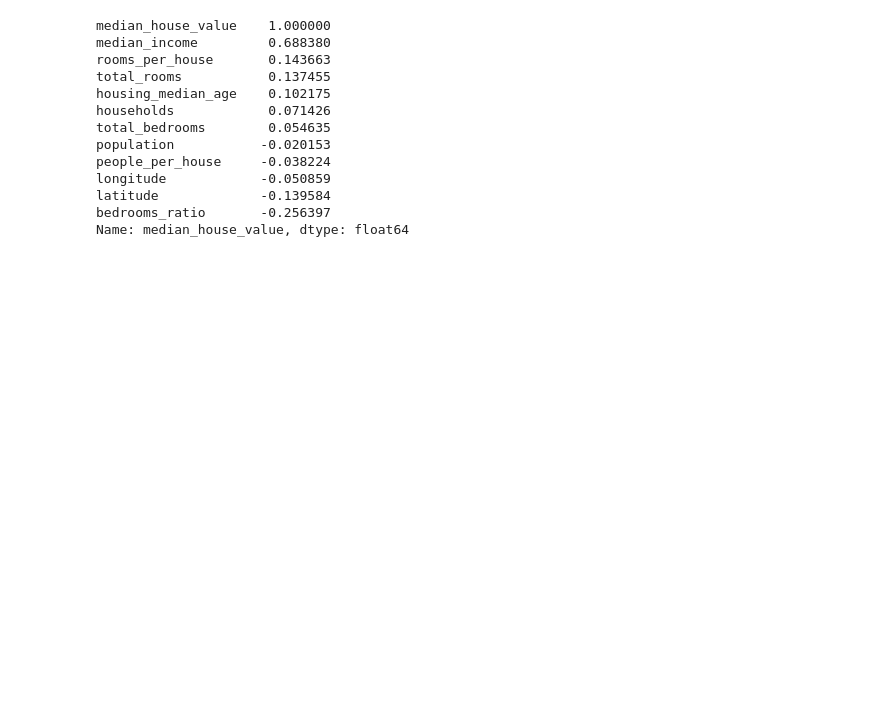
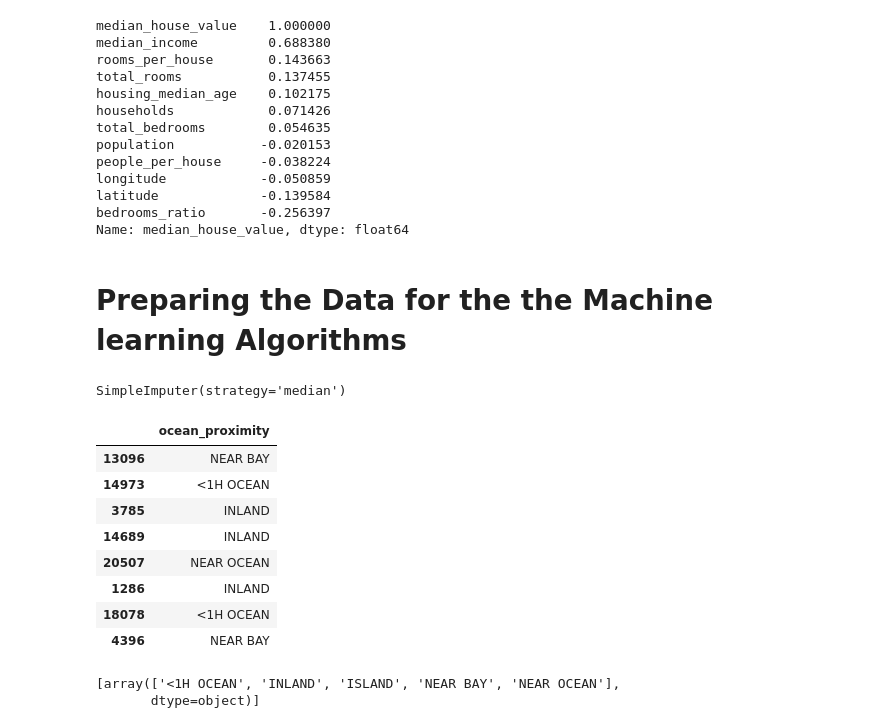
Before and after one commit to AlanisYates/y-ml-lab, a Jupyter notebook: notebooks/01_end_to_end_book.ipynb, the cells around one changed output. Saved outputs shown, nothing was run; the diff lists cells and outputs as text; code cells hidden in the pictures; blank space fills up the shorter version.

```diff
--- a/notebooks/01_end_to_end_book.ipynb
+++ b/notebooks/01_end_to_end_book.ipynb
@@ -148,9 +155,11 @@ from sklearn.model_selection import train_test_split
 
 train_set, test_set = train_test_split(housing_full, test_size=0.2, random_state=42)
 
-housing_full["income_cat"] = pd.cut(housing_full["median_income"],
-bins=[0., 1.5, 3.0, 4.5, 6., np.inf],
-labels=[1, 2, 3, 4, 5])
+housing_full["income_cat"] = pd.cut(
+    housing_full["median_income"],
+    bins=[0.0, 1.5, 3.0, 4.5, 6.0, np.inf],
+    labels=[1, 2, 3, 4, 5],
+)
 
 cat_counts = housing_full["income_cat"].value_counts().sort_index()
 cat_counts.plot.bar(rot=0, grid=True)
@@ -163,8 +172,8 @@ plt.show()
 from sklearn.model_selection import StratifiedShuffleSplit
 
 strat_train_set, strat_test_set = train_test_split(
-housing_full, test_size=0.2, stratify=housing_full["income_cat"],
-random_state=42)
+    housing_full, test_size=0.2, stratify=housing_full["income_cat"], random_state=42
+)
 
 strat_test_set["income_cat"].value_counts() / len(strat_test_set)
 
@@ -253,3 +267,52 @@ longitude            -0.050859
 latitude             -0.139584
 bedrooms_ratio       -0.256397
 Name: median_house_value, dtype: float64
+# %% [markdown]
+# Preparing the Data for the the Machine learning Algorithms
+# %%
+housing = strat_train_set.drop("median_house_value", axis=1)  # Wanna start Fresh!
+housing_labels = strat_train_set["median_house_value"].copy()
+# %%
+from sklearn.impute import SimpleImputer
+
+imputer = SimpleImputer(strategy="median")
+
+# Create a numeric onlsy set for sklean to work on
+housing_num = housing.select_dtypes(include=[np.number])
+
+imputer.fit(housing_num)
+# %% [output]
+SimpleImputer(strategy='median')
+# %%
+imputer.statistics_
+
+housing_num.median().values
+
+X = imputer.transform(housing_num)
+
+housing_tr = pd.DataFrame(X, columns=housing_num.columns, index=housing_num.index)
+
+# HOw do you handle no  numeric values?
+housing_cat = housing[["ocean_proximity"]]
+housing_cat.head(8)
+# %% [output]
+|  | ocean_proximity |
+| 13096 | NEAR BAY |
+| 14973 | <1H OCEAN |
+| 3785 | INLAND |
+| 14689 | INLAND |
+| 20507 | NEAR OCEAN |
+| 1286 | INLAND |
+| 18078 | <1H OCEAN |
+| 4396 | NEAR BAY |
+# %%
+from sklearn.preprocessing import OrdinalEncoder
+
+ordinal_encoder = OrdinalEncoder()
+housing_cat_encoded = ordinal_encoder.fit_transform(housing_cat)
+
+housing_cat_encoded[:8]
+ordinal_encoder.categories_
+# %% [output]
+[array(['<1H OCEAN', 'INLAND', 'ISLAND', 'NEAR BAY', 'NEAR OCEAN'],
+       dtype=object)]
```
Also changed, not shown: parts of 13 cells of this notebook.
